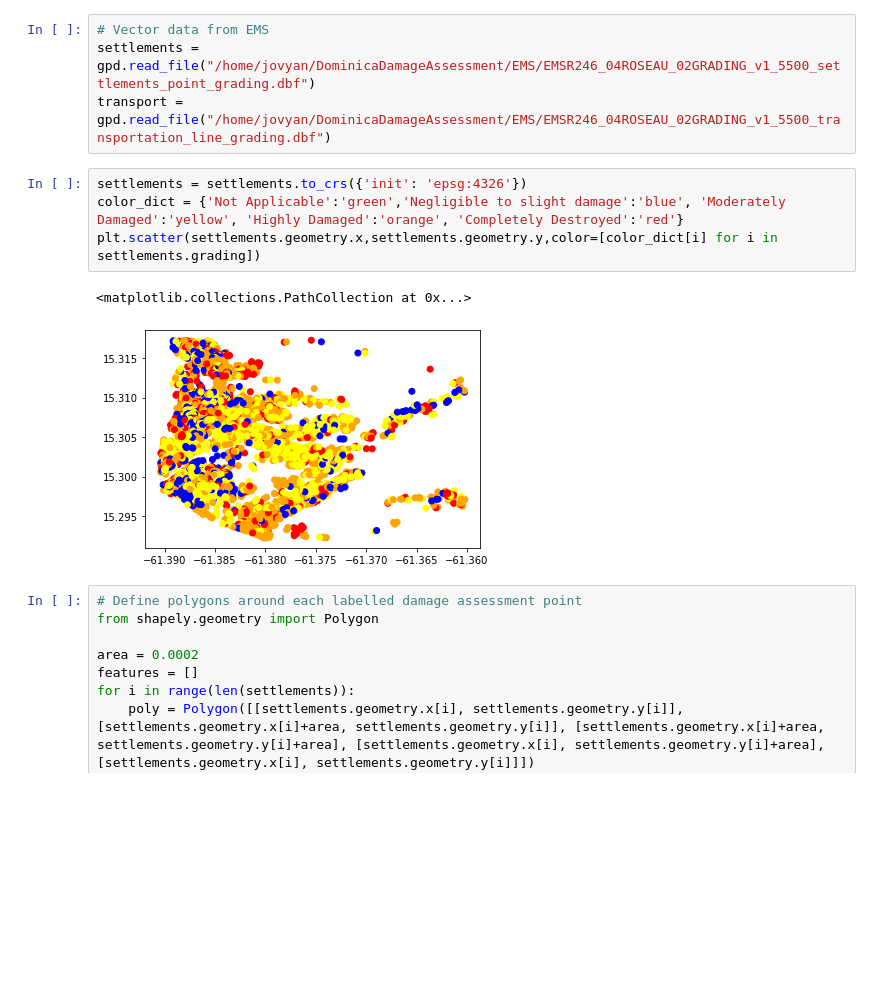
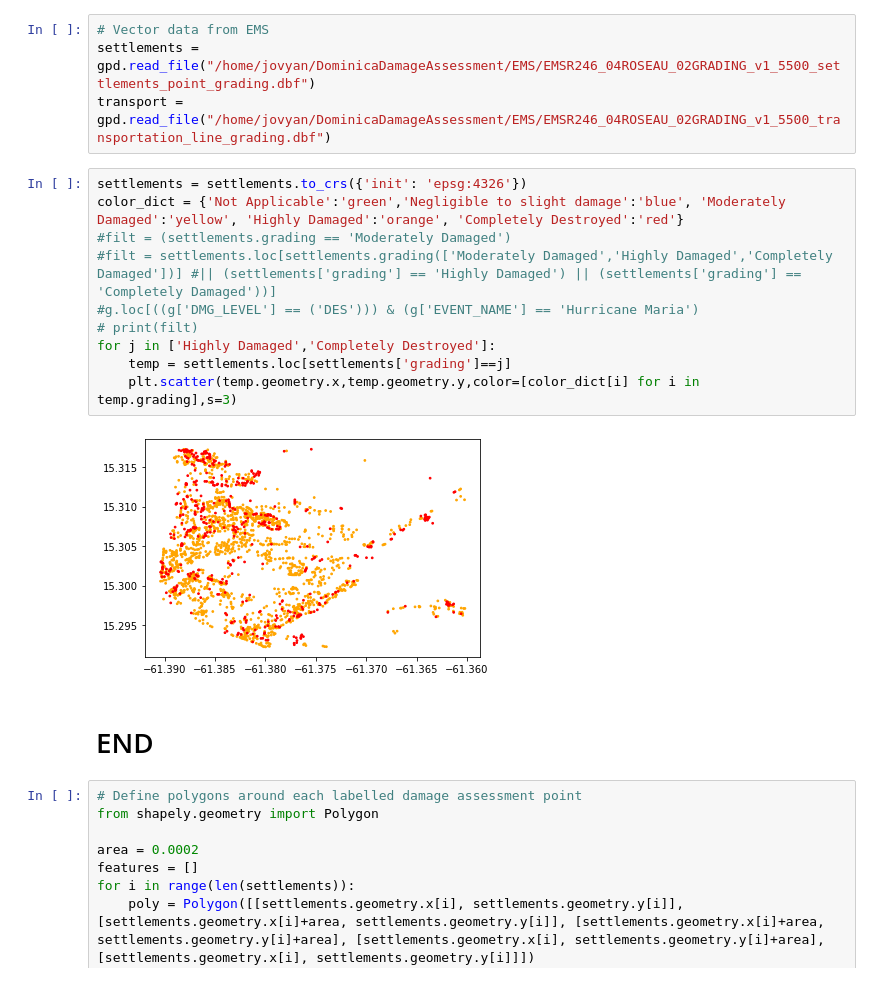
Before and after one commit to ai4er-cdt/gtc-exposure, a Jupyter notebook: change_detection/ratio_attempt/change_detection.ipynb, the cells around one changed output. Drawn from its saved outputs; the diff is of its cells as text; blank space fills up the shorter version.

```diff
--- a/change_detection/ratio_attempt/change_detection.ipynb
+++ b/change_detection/ratio_attempt/change_detection.ipynb
@@ -101,10 +162,17 @@ transport = gpd.read_file("/home/jovyan/DominicaDamageAssessment/EMS/EMSR246_04R
 # %%
 settlements = settlements.to_crs({'init': 'epsg:4326'})
 color_dict = {'Not Applicable':'green','Negligible to slight damage':'blue', 'Moderately Damaged':'yellow', 'Highly Damaged':'orange', 'Completely Destroyed':'red'}
-plt.scatter(settlements.geometry.x,settlements.geometry.y,color=[color_dict[i] for i in settlements.grading])
+#filt = (settlements.grading == 'Moderately Damaged')
+#filt = settlements.loc[settlements.grading(['Moderately Damaged','Highly Damaged','Completely Damaged'])] #|| (settlements['grading'] == 'Highly Damaged') || (settlements['grading'] == 'Completely Damaged'))]
+#g.loc[((g['DMG_LEVEL'] == ('DES'))) & (g['EVENT_NAME'] == 'Hurricane Maria')
+# print(filt)
+for j in ['Highly Damaged','Completely Destroyed']:
+    temp = settlements.loc[settlements['grading']==j]
+    plt.scatter(temp.geometry.x,temp.geometry.y,color=[color_dict[i] for i in temp.grading],s=3)
 # %% [output]
-<matplotlib.collections.PathCollection at 0x...>
-[figure, old version]
+[figure, new version]
+# %% [markdown]
+# END
 # %%
 # Define polygons around each labelled damage assessment point
 from shapely.geometry import Polygon
```
Also changed, not shown: parts of 15 cells of this notebook, 37 other files.
